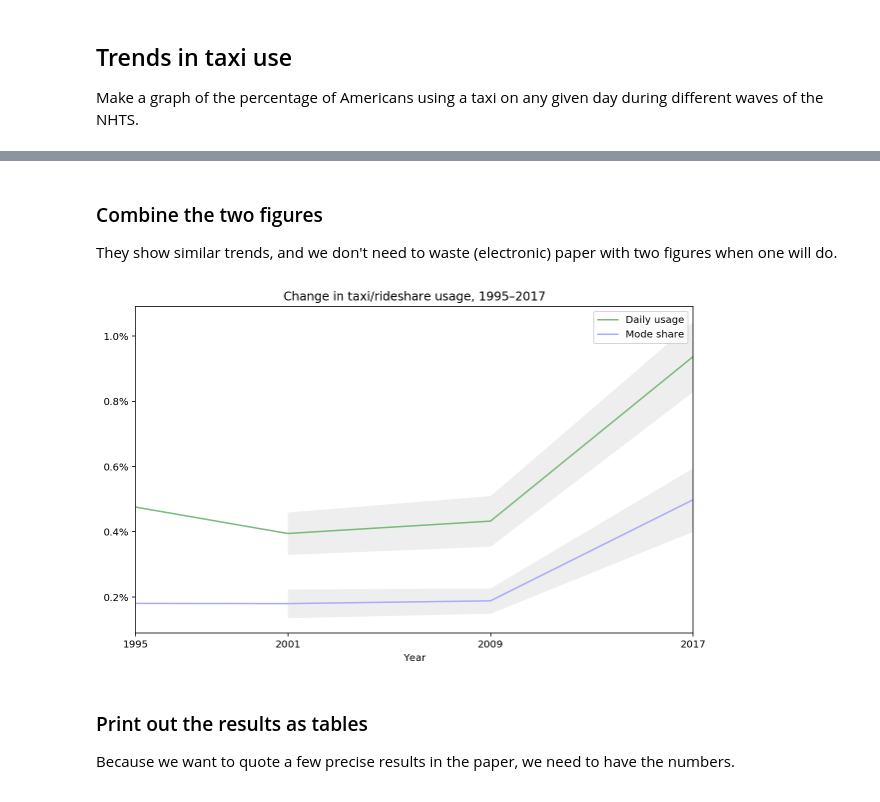
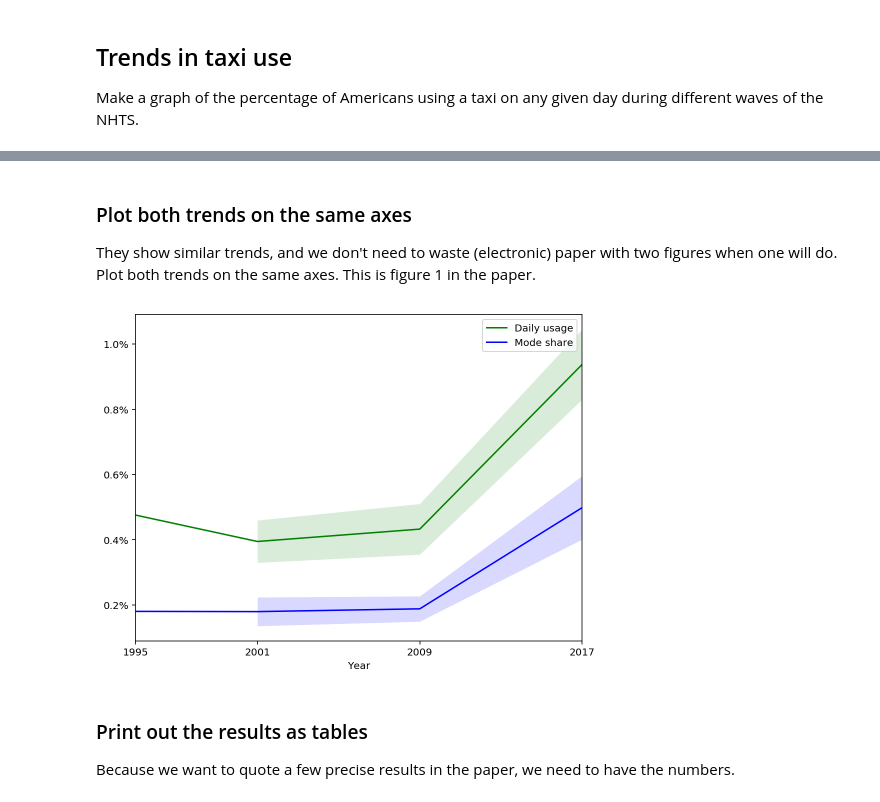
Before and after one commit to mattwigway/ridehailing-nhts-replication, a Jupyter notebook: notebooks/Trends.ipynb, the cells around one changed output, grey strips where cells are left out. Cells and saved outputs as stored; diff of their text form; code cells hidden in the pictures.

```diff
--- a/notebooks/Trends.ipynb
+++ b/notebooks/Trends.ipynb
@@ -317,35 +257,36 @@ plt.yticks(np.arange(0.3, 1.2, 0.1), [f'{t:.1f}%' for t in np.arange(0.3, 1.2, 0
 # %% [markdown]
-### Combine the two figures
+### Plot both trends on the same axes
 
-They show similar trends, and we don't need to waste (electronic) paper with two figures when one will do.
+They show similar trends, and we don't need to waste (electronic) paper with two figures when one will do. Plot both trends on the same axes. This is figure 1 in the paper.
 # %%
-plt.figure(figsize=(10,6))
-plt.title('Change in taxi/rideshare usage, 1995–2017')
+plt.figure(figsize=(8,6))
 plt.fill_between(
     percent.index.values[1:],
     (percent.proportion + 1.96 * percent.se).iloc[1:] * 100,
     (percent.proportion - 1.96 * percent.se).iloc[1:] * 100,
-    color='#eeeeee',
+    color='green',
+    alpha=0.15,
     lw=0
 )
-plt.plot(percent.index, percent.proportion * 100, color=TAXI_COLOR, label='Daily usage')
+plt.plot(percent.index, percent.proportion * 100, color='green', label='Daily usage')
 plt.xticks(percent.index)
 plt.xlabel('Year')
 plt.xlim(1995, 2017)
 plt.yticks(np.arange(0.0, 1.2, 0.2), [f'{t:.1f}%' for t in np.arange(0.0, 1.2, 0.2)])
 
 plt.fill_between(
     modeshare.index.values[1:],
     (modeshare.proportion + 1.96 * modeshare.se).iloc[1:] * 100,
     (modeshare.proportion - 1.96 * modeshare.se).iloc[1:] * 100,
-    color='#eeeeee',
+    color='blue',
+    alpha=0.15,
     lw=0
 )
-plt.plot(modeshare.index, modeshare.proportion * 100, color=GENERAL_COLOR, label='Mode share')
+plt.plot(modeshare.index, modeshare.proportion * 100, color='blue', label='Mode share')
 plt.legend()
 plt.savefig('../fig/growth_mode.pdf', bbox_inches='tight')
 # %% [output]
-[figure, old version]
+[figure, new version]
 # %% [markdown]
 ### Print out the results as tables
 
```
Also changed, not shown: parts of 73 cells of this notebook, 11 other files.
